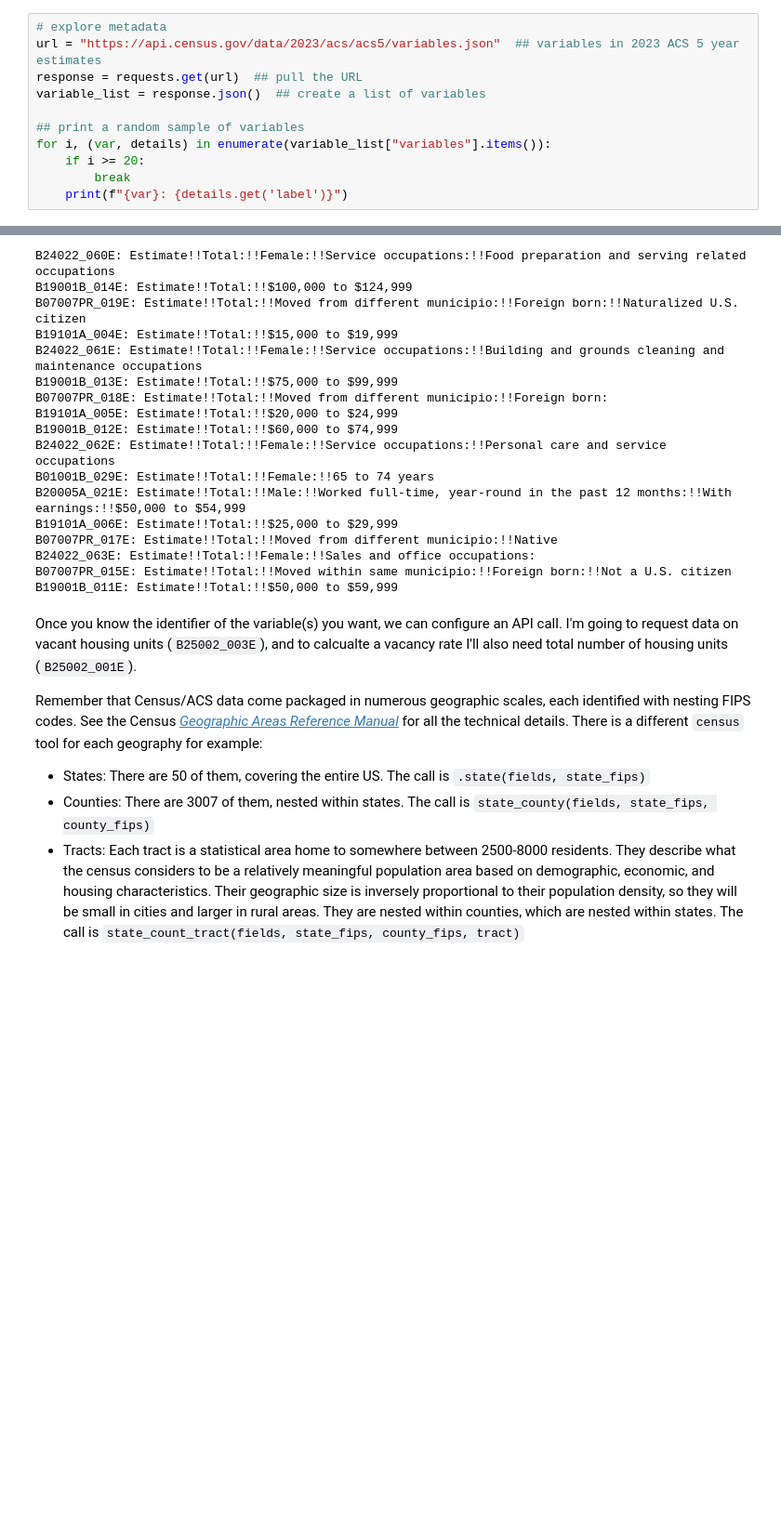
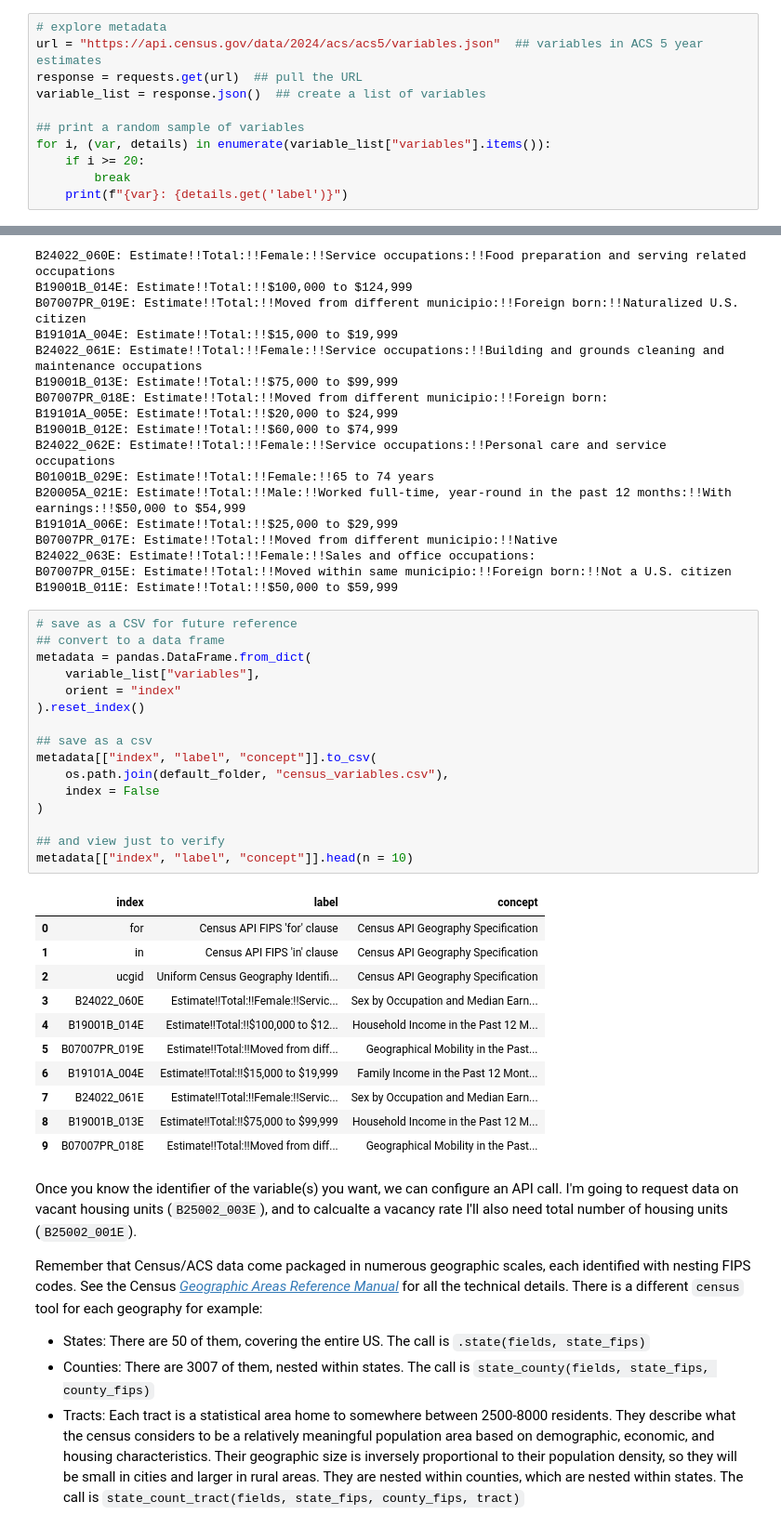
Before and after one commit to johnlauermann/info-612-advanced-gis, a Jupyter notebook: CensusData_API.ipynb, the cells around one changed output, grey strips where cells are left out. Shown at 93% size. Saved outputs shown, nothing was run; the diff lists cells and outputs as text; blank space fills up the shorter version.

Commit message:
add metadata query

```diff
--- a/CensusData_API.ipynb
+++ b/CensusData_API.ipynb
@@ -90,7 +90,7 @@ The [ACS](https://www.census.gov/programs-surveys/acs.html) is a companion to th
 - _5 year estimates_ use data from the year in question plus the preceding four years (e.g. a 2019-2023 ACS 3 year estimate is an estimate of 2023 values, based on an average of data from 2019 through 2023). They are available for nearly all variables at nearly all geographic scales.
 # %%
 # explore metadata
-url = "https://api.census.gov/data/2023/acs/acs5/variables.json"  ## variables in 2023 ACS 5 year estimates
+url = "https://api.census.gov/data/2024/acs/acs5/variables.json"  ## variables in ACS 5 year estimates
 response = requests.get(url)  ## pull the URL
 variable_list = response.json()  ## create a list of variables
 
@@ -120,6 +120,34 @@ B07007PR_017E: Estimate!!Total:!!Moved from different municipio:!!Native
 B24022_063E: Estimate!!Total:!!Female:!!Sales and office occupations:
 B07007PR_015E: Estimate!!Total:!!Moved within same municipio:!!Foreign born:!!Not a U.S. citizen
 B19001B_011E: Estimate!!Total:!!$50,000 to $59,999
+# %%
+# save as a CSV for future reference
+## convert to a data frame
+metadata = pandas.DataFrame.from_dict(
+    variable_list["variables"],
+    orient = "index"
+).reset_index()
+
+## save as a csv
+metadata[["index", "label", "concept"]].to_csv(
+    os.path.join(default_folder, "census_variables.csv"),
+    index = False
+)
+
+## and view just to verify
+metadata[["index", "label", "concept"]].head(n = 10)
+# %% [output]
+|  | index | label | concept |
+| 0 | for | Census API FIPS 'for' clause | Census API Geography Specification |
+| 1 | in | Census API FIPS 'in' clause | Census API Geography Specification |
+| 2 | ucgid | Uniform Census Geography Identifi... | Census API Geography Specification |
+| 3 | B24022_060E | Estimate!!Total:!!Female:!!Servic... | Sex by Occupation and Median Earn... |
+| 4 | B19001B_014E | Estimate!!Total:!!$100,000 to $12... | Household Income in the Past 12 M... |
+| 5 | B07007PR_019E | Estimate!!Total:!!Moved from diff... | Geographical Mobility in the Past... |
+| 6 | B19101A_004E | Estimate!!Total:!!$15,000 to $19,999 | Family Income in the Past 12 Mont... |
+| 7 | B24022_061E | Estimate!!Total:!!Female:!!Servic... | Sex by Occupation and Median Earn... |
+| 8 | B19001B_013E | Estimate!!Total:!!$75,000 to $99,999 | Household Income in the Past 12 M... |
+| 9 | B07007PR_018E | Estimate!!Total:!!Moved from diff... | Geographical Mobility in the Past... |
 # %% [markdown]
 Once you know the identifier of the variable(s) you want, we can configure an API call. I'm going to request data on vacant housing units (`B25002_003E`), and to calcualte a vacancy rate I'll also need total number of housing units (`B25002_001E`).
 
```
Also changed, not shown: parts of 1 cell of this notebook.
